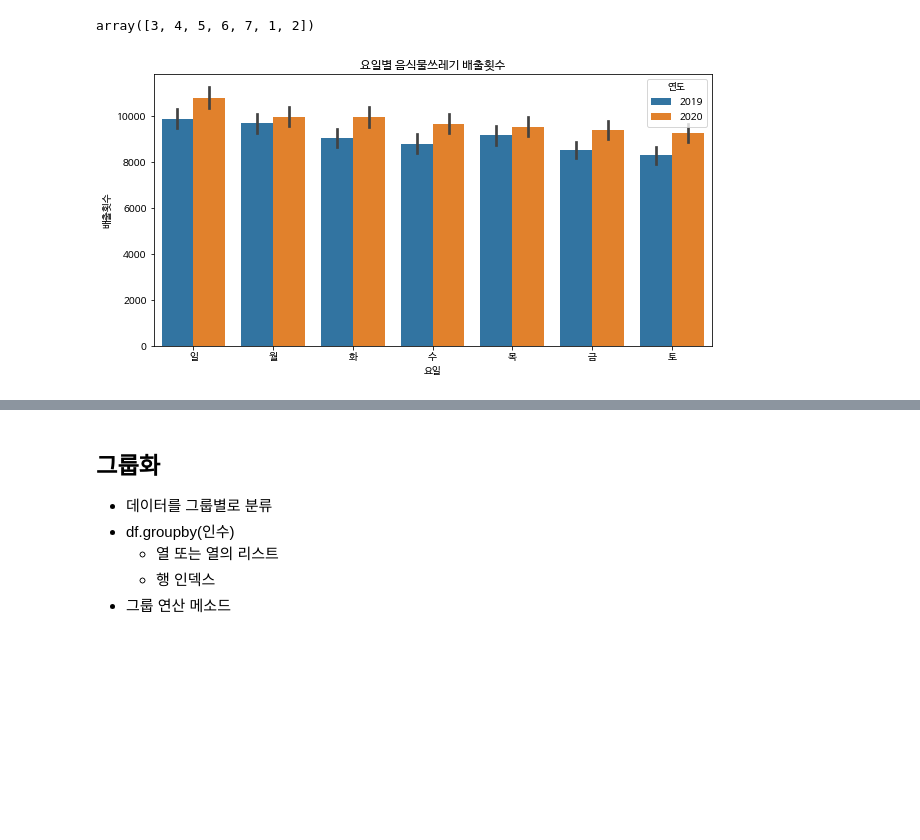
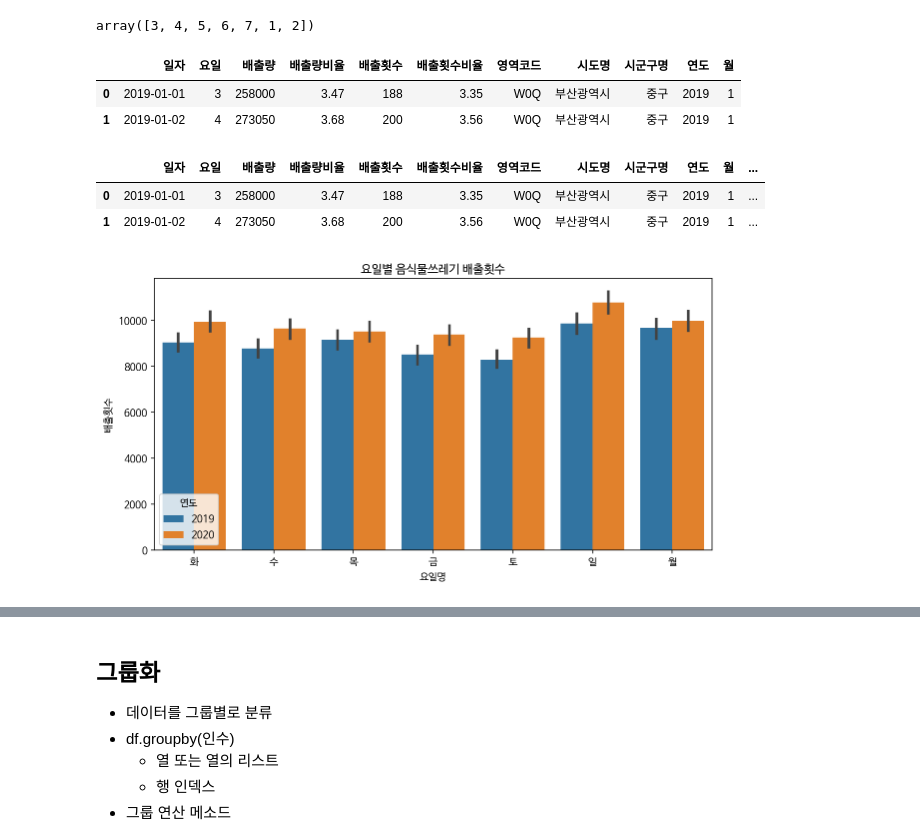
Before and after one commit to cybermin/2022_BSSM, a Jupyter notebook: 03_pandas_basic.ipynb, the cells around one changed output, grey strips where cells are left out. Saved outputs shown, nothing was run; the diff lists cells and outputs as text; code cells hidden in the pictures; blank space fills up the shorter version.

```diff
--- a/03_pandas_basic.ipynb
+++ b/03_pandas_basic.ipynb
@@ -124,5 +198,5 @@ dtypes: datetime64[ns](1), float64(2), int64(3), object(3)
 memory usage: 822.5+ KB
 # %%
 #연도/월 추출하여 연도/월 열 추가
-df['연도'] =
-df['월'] =
+df['연도'] = df['일자'].dt.year
+df['월'] = df['일자'].dt.month
@@ -150,8 +233,8 @@ dtypes: datetime64[ns](1), float64(2), int64(5), object(3)
 memory usage: 1005.2+ KB
 # %%
 # 연도와 월을 범주형 데이터타입으로 변경
-df['연도'] =
-df['월'] =
+df['연도'] = df['연도'].astype('category')
+df['월'] = df['월'].astype('category')
 # %%
 df.info()
 # %% [output]
@@ -213,12 +318,23 @@ plt.show()
 # %% [output]
 array([3, 4, 5, 6, 7, 1, 2])
-# %%
-df['요일명'] =
+# %%
+df.head(2)
+# %% [output]
+|  | 일자 | 요일 | 배출량 | 배출량비율 | 배출횟수 | 배출횟수비율 | 영역코드 | 시도명 | 시군구명 | 연도 | 월 |
+| 0 | 2019-01-01 | 3 | 258000 | 3.47 | 188 | 3.35 | W0Q | 부산광역시 | 중구 | 2019 | 1 |
+| 1 | 2019-01-02 | 4 | 273050 | 3.68 | 200 | 3.56 | W0Q | 부산광역시 | 중구 | 2019 | 1 |
+# %%
+df['요일명'] = df['요일'].map({1:'일', 2:'월', 3:'화', 4:'수', 5:'목', 6:'금', 7:'토'})
+df.head(2)
+# %% [output]
+|  | 일자 | 요일 | 배출량 | 배출량비율 | 배출횟수 | 배출횟수비율 | 영역코드 | 시도명 | 시군구명 | 연도 | 월 | ... |
+| 0 | 2019-01-01 | 3 | 258000 | 3.47 | 188 | 3.35 | W0Q | 부산광역시 | 중구 | 2019 | 1 | ... |
+| 1 | 2019-01-02 | 4 | 273050 | 3.68 | 200 | 3.56 | W0Q | 부산광역시 | 중구 | 2019 | 1 | ... |
 # %%
 plt.figure(figsize=(10,5))
 
-
+sns.barplot(x='요일명', y='배출횟수', hue='연도', data=df)
 plt.title('요일별 음식물쓰레기 배출횟수')
 plt.show()
 # %% [output]
-[figure, old version]
+[figure, new version]
```
Also changed, not shown: parts of 45 cells of this notebook.
